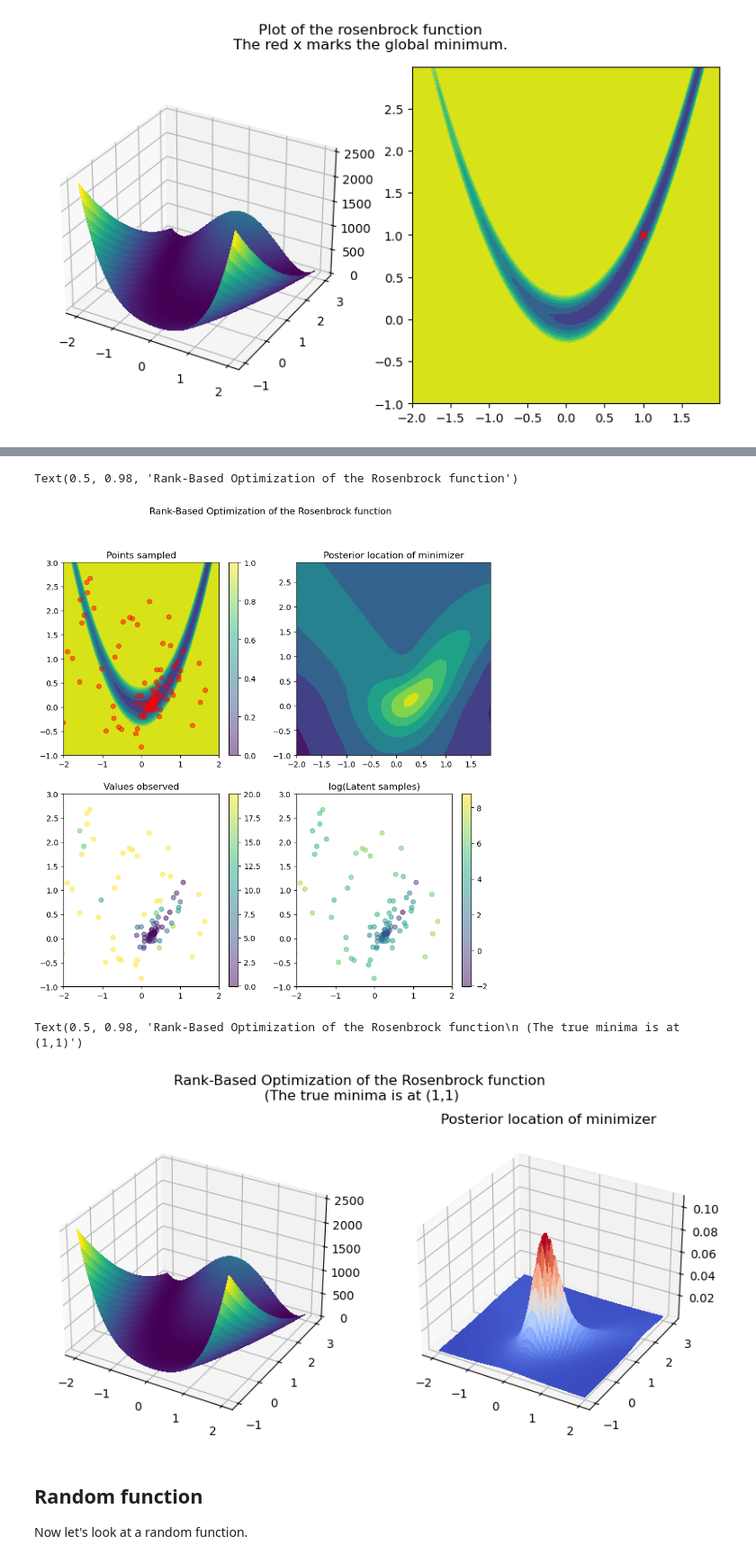
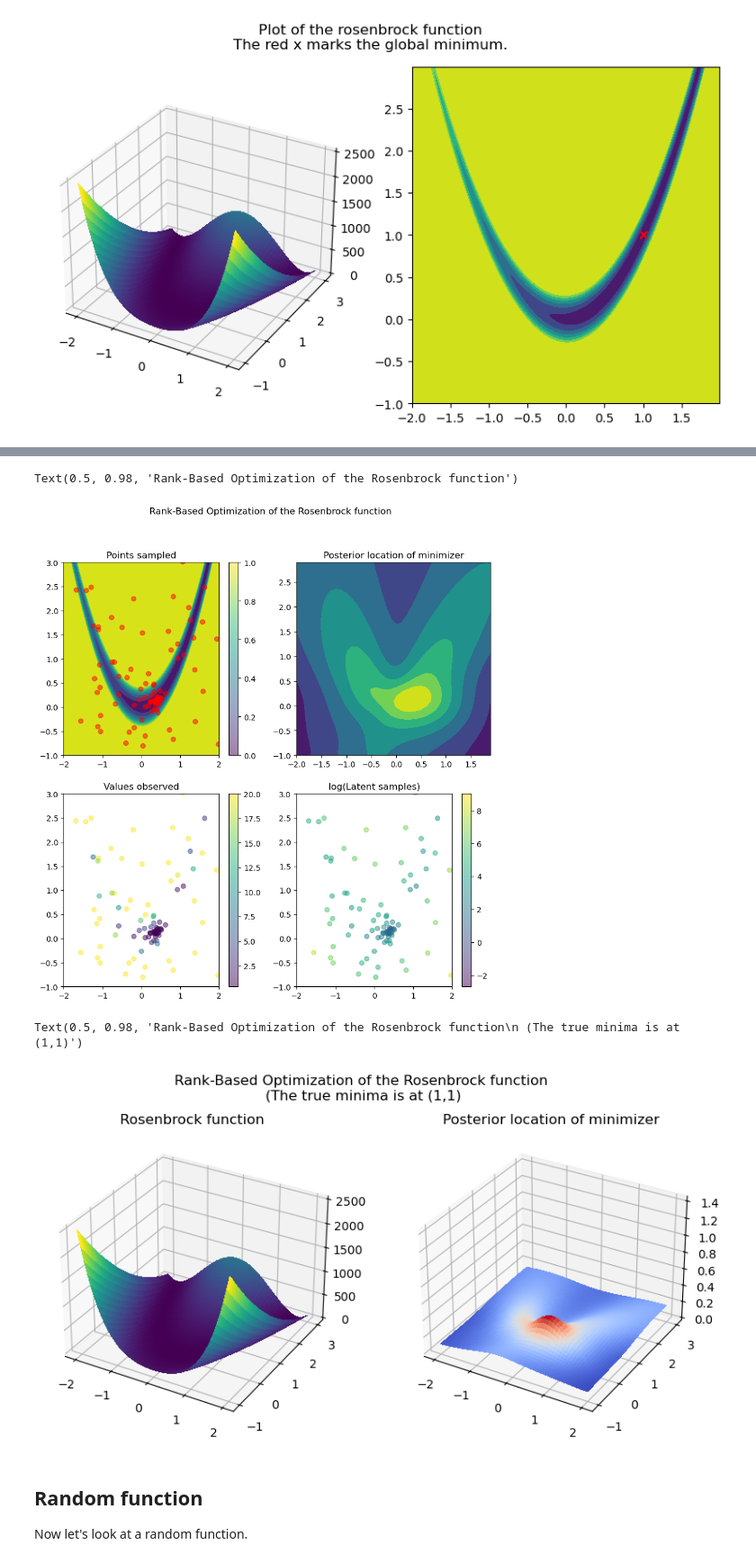
Before and after one commit to davidlibland/rank_hpo, a Jupyter notebook: notebooks/demo.ipynb, the cells around one changed output, grey strips where cells are left out. Shown at 90% size. Saved outputs shown, nothing was run; the diff lists cells and outputs as text; code cells hidden in the pictures.

```diff
--- a/notebooks/demo.ipynb
+++ b/notebooks/demo.ipynb
@@ -158,26 +155,29 @@ Text(0.5, 0.98, 'Plot of the rosenbrock function\nThe red x marks the global min
 [figure]
 # %%
 torch.manual_seed(5)
-n_layers = 4
+# Use a 4-layer MLP with 64 hidden units:
+n_layers = 6
+n_hidden = 64
 log_rho = n_layer_mlp(2, reg=1e-10, n_layers=n_layers)
-n_hidden = 64
+# Define the parameters for the mlp:
 theta = torch.randn(6+(n_layers-2)*(n_hidden+1), n_hidden, device=device)/np.sqrt(n_hidden)
 
-theta, xs, ys, latent_samples = optimize_function_langevin(rosenbrock,
-                                           [torch.randn(2, device=device)*2 for _ in range(10)],
-                                           log_rho=log_rho,
-                                           theta=theta,
-                                           n_evals=100,
-                                           n_iter=100,
-                                           weight_decay=1e-5,
-                                           n_langevin_steps=10,
-                                           param_temperature_range=(1, .1),
-                                           sample_temperature_range=(.5, .1),
-                                           param_step_size=1e-3,
-                                           sample_step_size=3e-2,
-                                           bounds=[
-                                               torch.tensor([-2., -1.], device=device),
-                                               torch.tensor([2., 3.], device=device)
-                                           ]
-                                           )
+theta, xs, ys, latent_samples = optimize_function_langevin(
+    rosenbrock,
+    [torch.randn(2, device=device)*2 for _ in range(10)],
+    log_rho=log_rho,
+    theta=theta,
+    n_evals=100,
+    n_iter=100,
+    weight_decay=1e-5,
+    n_langevin_steps=10,
+    param_temperature_range=(1, .1),
+    sample_temperature_range=(.5, .1),
+    param_step_size=1e-3,
+    sample_step_size=3e-2,
+    bounds=[
+       torch.tensor([-2., -1.], device=device),
+       torch.tensor([2., 3.], device=device)
+    ]
+)
 # %% [output]
@@ -202,10 +202,8 @@ ax3.set_ylim(-1, 3)
 ax3.set_xlim(-2, 2)
 ax3.set_title("Values observed")
 
-log_latent_samples = torch.log(latent_samples)
-log_latent_samples_scale = (log_latent_samples.max()-log_latent_samples.min())
-log_latent_samples_norm = log_latent_samples
-scat = ax4.scatter(xs[:, 0].cpu(), xs[:,1].cpu(), alpha=0.5, c=log_latent_samples_norm)
+log_latent_samples = torch.log(latent_samples).cpu()
+scat = ax4.scatter(xs[:, 0].cpu(), xs[:,1].cpu(), alpha=0.5, c=log_latent_samples)
 fig.colorbar(scat)
 ax4.set_ylim(-1, 3)
 ax4.set_xlim(-2, 2)
@@ -219,28 +217,30 @@ ax2.set_title("Posterior location of minimizer")
 fig.suptitle("Rank-Based Optimization of the Rosenbrock function")
 # %% [output]
 Text(0.5, 0.98, 'Rank-Based Optimization of the Rosenbrock function')
-[figure, old version]
+[figure, new version]
 # %%
 x, y = np.mgrid[-2:2:.01, -1:3:.01]
 pos = np.stack((x.flatten(), y.flatten()), axis=1)
 z = rosenbrock(torch.tensor(pos)).reshape(x.shape)
 
 # Plot the surface.
 fig = plt.figure(figsize=(10, 5))
 ax1 = fig.add_subplot(121, projection="3d")
 ax2 = fig.add_subplot(122, projection="3d")
+ax1.set_title("Rosenbrock function")
 # fig, ax = plt.subplots(subplot_kw={"projection": "3d"})
 surf = ax1.plot_surface(x, y, z, cmap=cm.viridis, linewidth=0, antialiased=False)
 
 # plot a heatmap of the model:
 pos = np.stack((x.flatten(), y.flatten()), axis=1)
-z_pdf = np.exp(log_rho(torch.tensor(pos).to(theta), theta).detach().cpu()).reshape(x.shape)
+z_pdf = np.exp(.3*log_rho(torch.tensor(pos).to(theta), theta).detach().cpu()).reshape(x.shape)
+ax2.set_zlim(0, 3*z_pdf.max())
 ax2.plot_surface(x, y, z_pdf,  cmap=cm.coolwarm, linewidth=0, antialiased=False)
 ax2.set_title("Posterior location of minimizer")
 fig.suptitle("Rank-Based Optimization of the Rosenbrock function\n (The true minima is at (1,1)")
 # %% [output]
 Text(0.5, 0.98, 'Rank-Based Optimization of the Rosenbrock function\n (The true minima is at (1,1)')
-[figure, old version]
+[figure, new version]
 # %% [markdown]
 ## Random function
 Now let's look at a random function.
```
Also changed, not shown: parts of 9 cells of this notebook, 2 other files.
